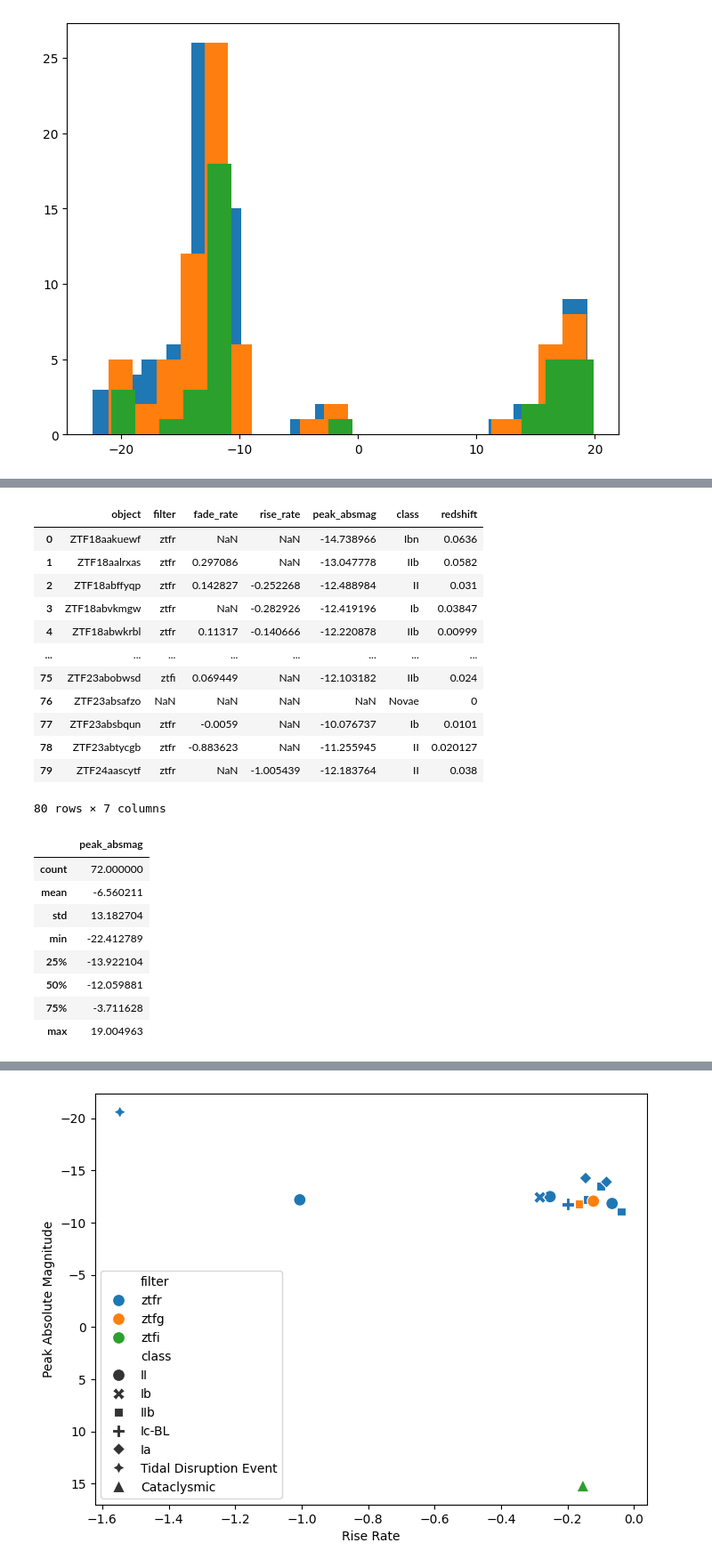
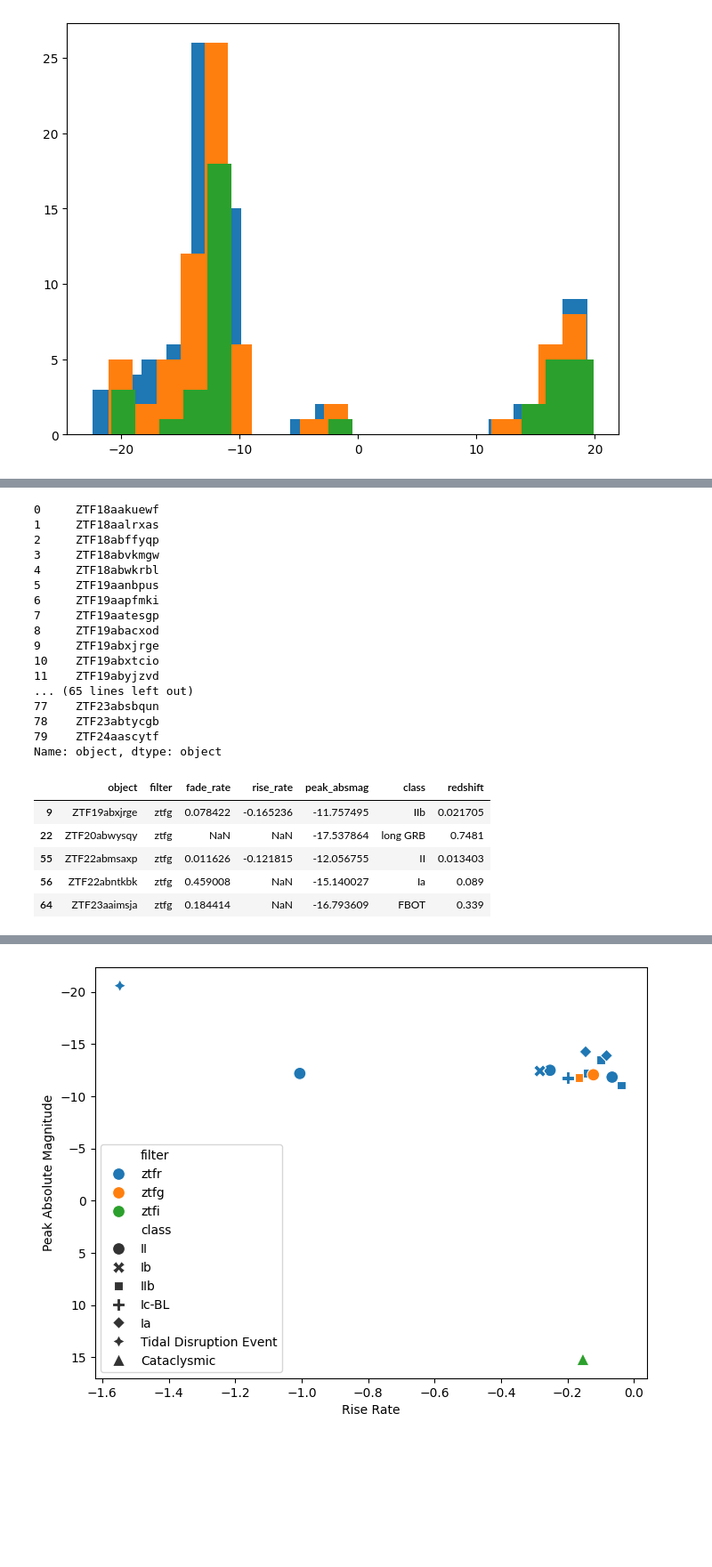
Before and after one commit to tylerbarna/kn-imposters, a Jupyter notebook: hq_candidates.ipynb, the cells around one changed output, grey strips where cells are left out. Shown at 89% size. Drawn from its saved outputs; the diff is of its cells as text; code cells hidden in the pictures; blank space fills up the shorter version.

```diff
--- a/hq_candidates.ipynb
+++ b/hq_candidates.ipynb
@@ -173,10 +190,13 @@ display(zlc_dict['ZTF18aakuewf'][zlc_dict['ZTF18aakuewf']['absmag'].notnull()])
 fig, ax = plt.subplots(nrows=1, ncols=3, figsize=(15, 5), sharey=True)
 
 for key, value in zlc_dict.items():
+    # print(key)
     for i, filt in enumerate(['ztfg', 'ztfr', 'ztfi']):
         filt_val = value[value['filter'] == filt]
         # print(df_eval[df_eval['object'] == key][f'{filter}_rise'])
-        rise_times = df_eval[df_eval['object'] == key][f'{filter}_rise'].values[0]
+        # print(df_eval.columns)
+        # print(f'{filt}_rise')
+        rise_times = df_eval[df_eval['object'] == key][f'{filt}_rise'].values[0]
         #print(rise_times)
         if type(rise_times) != str:
             continue
@@ -203,7 +223,7 @@ for key, value in zlc_dict.items():
     for i, filt in enumerate(['ztfg', 'ztfr', 'ztfi']):
         filt_val = value[value['filter'] == filt]
         # print(df_eval[df_eval['object'] == key][f'{filter}_fade'])
-        fade_times = df_eval[df_eval['object'] == key][f'{filter}_fade'].values[0]
+        fade_times = df_eval[df_eval['object'] == key][f'{filt}_fade'].values[0]
         #print(fade_times)
         if type(fade_times) != str:
             continue
@@ -256,32 +355,33 @@ for item, value in zlc_dict.items():
     #print(value)
     item_fade_rates = {}
     item_rise_rates = {}
-    for filter in ['ztfg','ztfr','ztfi']:
-        filter_rise_times = df_eval[df_eval['object'] == item][f'{filter}_rise'].values[0]
-        filter_fade_times = df_eval[df_eval['object'] == item][f'{filter}_fade'].values[0]
+    for filt in ['ztfg','ztfr','ztfi']:
+        filter_rise_times = df_eval[df_eval['object'] == item][f'{filt}_rise'].values[0]
+        filter_fade_times = df_eval[df_eval['object'] == item][f'{filt}_fade'].values[0]
         # print(filter_rise_times, filter_fade_times)
         # print(type(filter_rise_times), type(filter_fade_times))
         if type(filter_rise_times) ==str:
             rise_start, rise_stop = filter_rise_times.split('-')
-            item_rise_rates[filter] = calc_rate(value, float(rise_start), float(rise_stop))
+            item_rise_rates[filt] = calc_rate(value, float(rise_start), float(rise_stop))
         if type(filter_fade_times) == str:
             fade_start, fade_stop = filter_fade_times.split('-')
-            item_fade_rates[filter] = calc_rate(value, float(fade_start), float(fade_stop))
+            item_fade_rates[filt] = calc_rate(value, float(fade_start), float(fade_stop))
 
     fade_rates[item] = item_fade_rates
     rise_rates[item] = item_rise_rates
 # %%
-fade_rates
+# display(fade_rates[IIbs])
+[print(i,fade_rates[i]) for i in IIbs]
 df_rates = pd.DataFrame(columns=['object', 'filter', 'fade_rate', 'rise_rate'])
 for item in fade_rates:
     df_rates = pd.concat([df_rates, pd.DataFrame({'object': item}, index=[0])], ignore_index=True)
-    for filter in fade_rates[item]:
-        df_rates.loc[df_rates['object'] == item, 'filter'] = filter
+    for filt in fade_rates[item]:
+        df_rates.loc[df_rates['object'] == item, 'filter'] = filt
         try:
-            df_rates.loc[df_rates['object'] == item, 'fade_rate'] = fade_rates[item][filter]
+            df_rates.loc[df_rates['object'] == item, 'fade_rate'] = fade_rates[item][filt]
         except:
             df_rates.loc[df_rates['object'] == item, 'fade_rate'] = np.nan
         try:
-            df_rates.loc[df_rates['object'] == item, 'rise_rate'] = rise_rates[item][filter]
+            df_rates.loc[df_rates['object'] == item, 'rise_rate'] = rise_rates[item][filt]
         except:
             df_rates.loc[df_rates['object'] == item, 'rise_rate'] = np.nan
@@ -288,38 +399,39 @@ for item in fade_rates:
 # %%
 for item in df_rates.iterrows():
     item = item[1]
     item_df = zlc_dict[item['object']]
     item_df = item_df[item_df['filter'] == item['filter']]
     peak_mag = item_df['absmag'].min()
     if peak_mag == np.inf:
         peak_mag = np.nan
     df_rates.loc[(df_rates['object'] == item['object'] ) & (df_rates['filter'] == item['filter']), 'peak_absmag'] = peak_mag
     df_rates.loc[(df_rates['object'] == item['object'] ), 'class'] = df_eval[df_eval['object'] == item['object']]['class'].values[0]
     ## also append the redshift to the dataframe
     df_rates.loc[(df_rates['object'] == item['object'] ), 'redshift'] = df_eval[df_eval['object'] == item['object']]['redshift'].values[0]
 
-display(df_rates)
-display(df_rates.describe())
+display(df_rates['object'])
+display(df_rates[df_rates['filter']=='ztfg'])
 # %% [output]
+0     ZTF18aakuewf
+1     ZTF18aalrxas
+2     ZTF18abffyqp
+3     ZTF18abvkmgw
+4     ZTF18abwkrbl
+5     ZTF19aanbpus
+6     ZTF19aapfmki
+7     ZTF19aatesgp
+8     ZTF19abacxod
+9     ZTF19abxjrge
+10    ZTF19abxtcio
+11    ZTF19abyjzvd
+... (65 lines left out)
+77    ZTF23absbqun
+78    ZTF23abtycgb
+79    ZTF24aascytf
+Name: object, dtype: object
 |  | object | filter | fade_rate | rise_rate | peak_absmag | class | redshift |
-| 0 | ZTF18aakuewf | ztfr | NaN | NaN | -14.738966 | Ibn | 0.0636 |
-| 1 | ZTF18aalrxas | ztfr | 0.297086 | NaN | -13.047778 | IIb | 0.0582 |
-| 2 | ZTF18abffyqp | ztfr | 0.142827 | -0.252268 | -12.488984 | II | 0.031 |
-| 3 | ZTF18abvkmgw | ztfr | NaN | -0.282926 | -12.419196 | Ib | 0.03847 |
-| 4 | ZTF18abwkrbl | ztfr | 0.11317 | -0.140666 | -12.220878 | IIb | 0.00999 |
-| ... | ... | ... | ... | ... | ... | ... | ... |
-| 75 | ZTF23abobwsd | ztfi | 0.069449 | NaN | -12.103182 | IIb | 0.024 |
-| 76 | ZTF23absafzo | NaN | NaN | NaN | NaN | Novae | 0 |
-| 77 | ZTF23absbqun | ztfr | -0.0059 | NaN | -10.076737 | Ib | 0.0101 |
-| 78 | ZTF23abtycgb | ztfr | -0.883623 | NaN | -11.255945 | II | 0.020127 |
-| 79 | ZTF24aascytf | ztfr | NaN | -1.005439 | -12.183764 | II | 0.038 |
+| 9 | ZTF19abxjrge | ztfg | 0.078422 | -0.165236 | -11.757495 | IIb | 0.021705 |
+| 22 | ZTF20abwysqy | ztfg | NaN | NaN | -17.537864 | long GRB | 0.7481 |
+| 55 | ZTF22abmsaxp | ztfg | 0.011626 | -0.121815 | -12.056755 | II | 0.013403 |
+| 56 | ZTF22abntkbk | ztfg | 0.459008 | NaN | -15.140027 | Ia | 0.089 |
+| 64 | ZTF23aaimsja | ztfg | 0.184414 | NaN | -16.793609 | FBOT | 0.339 |
-80 rows × 7 columns
-|  | peak_absmag |
-| count | 72.000000 |
-| mean | -6.560211 |
-| std | 13.182704 |
-| min | -22.412789 |
-| 25% | -13.922104 |
-| 50% | -12.059881 |
-| 75% | -3.711628 |
-| max | 19.004963 |
```
Also changed, not shown: parts of 18 cells of this notebook.
